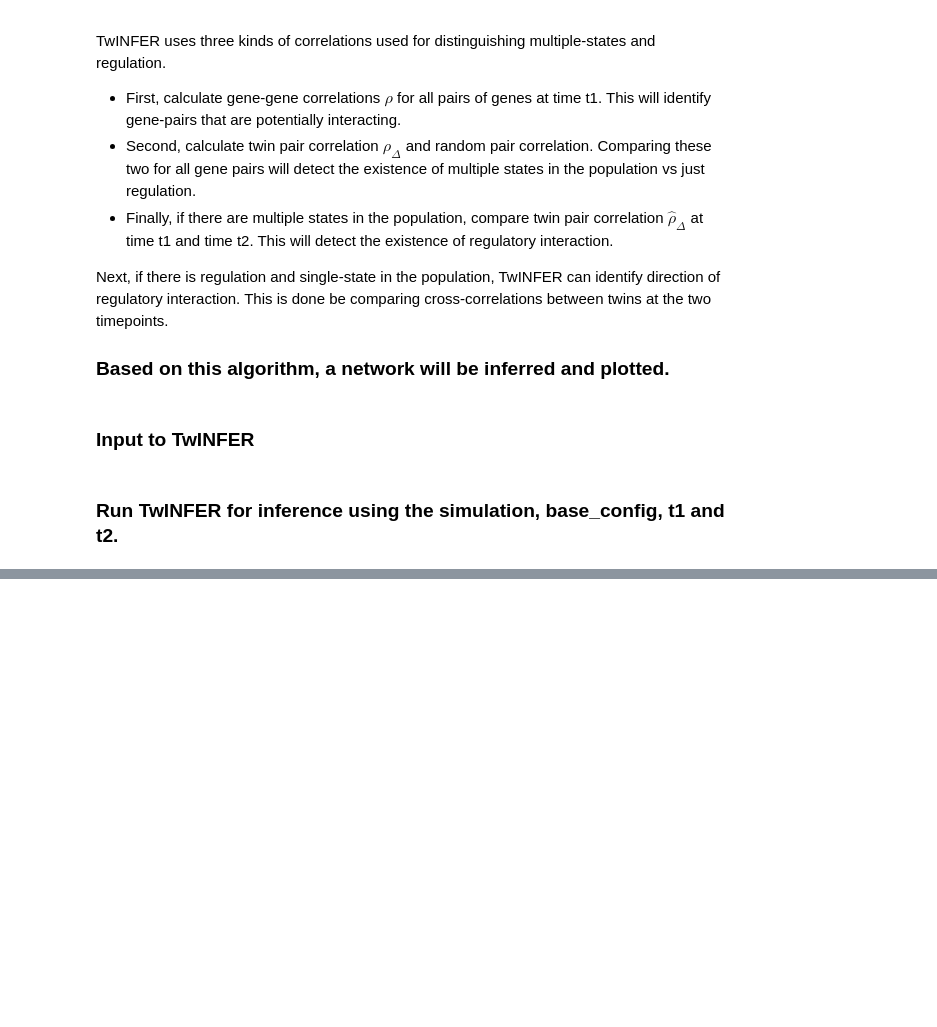
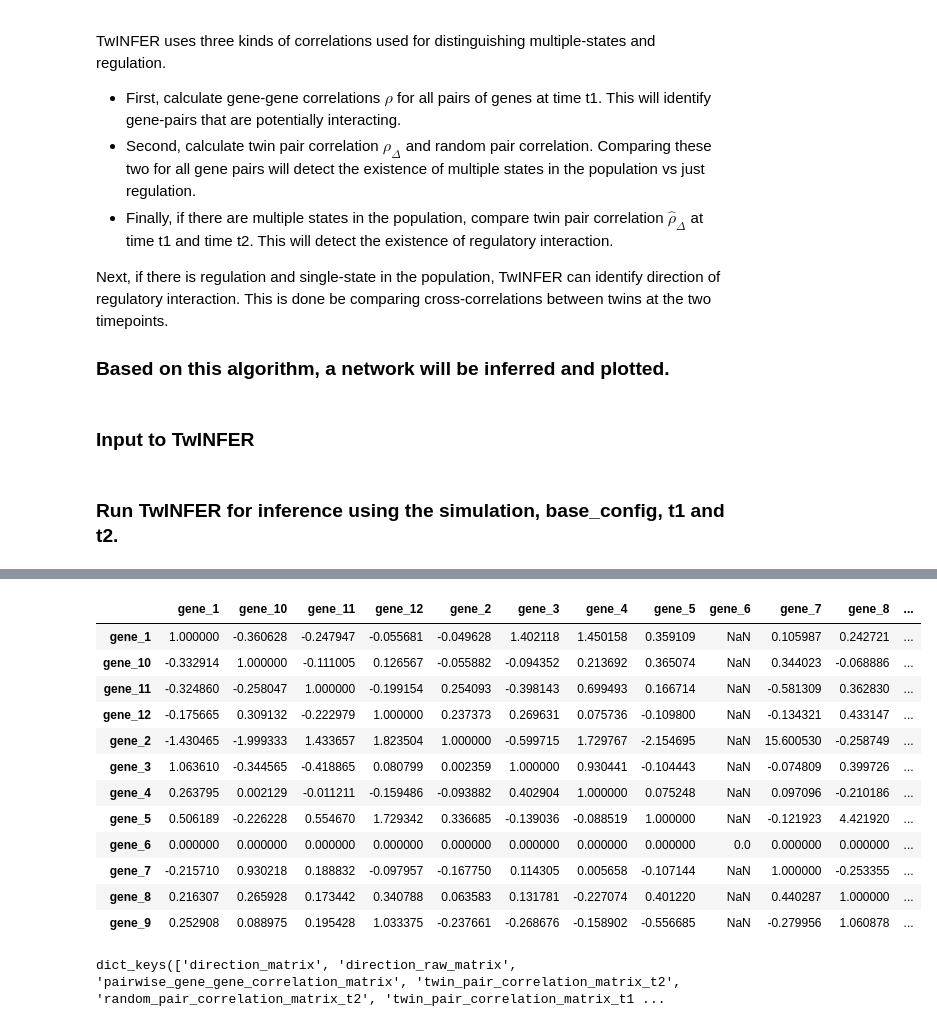
Before and after one commit to Keerthana910234/TwINFER, a Jupyter notebook: TwINFER_simulation_and_analysis.ipynb, the cells around one changed output, grey strips where cells are left out. Drawn from its saved outputs; the diff is of its cells as text; code cells hidden in the pictures; blank space fills up the shorter version.

```diff
--- a/TwINFER_simulation_and_analysis.ipynb
+++ b/TwINFER_simulation_and_analysis.ipynb
@@ -508,0 +505,20 @@ correlation_matrices = infer_with_twinfer(**twinfer_kwargs)
+# %%
+correlation_matrices['direction_matrix']
+# %% [output]
+|  | gene_1 | gene_10 | gene_11 | gene_12 | gene_2 | gene_3 | gene_4 | gene_5 | gene_6 | gene_7 | gene_8 | ... |
+| gene_1 | 1.000000 | -0.360628 | -0.247947 | -0.055681 | -0.049628 | 1.402118 | 1.450158 | 0.359109 | NaN | 0.105987 | 0.242721 | ... |
+| gene_10 | -0.332914 | 1.000000 | -0.111005 | 0.126567 | -0.055882 | -0.094352 | 0.213692 | 0.365074 | NaN | 0.344023 | -0.068886 | ... |
+| gene_11 | -0.324860 | -0.258047 | 1.000000 | -0.199154 | 0.254093 | -0.398143 | 0.699493 | 0.166714 | NaN | -0.581309 | 0.362830 | ... |
+| gene_12 | -0.175665 | 0.309132 | -0.222979 | 1.000000 | 0.237373 | 0.269631 | 0.075736 | -0.109800 | NaN | -0.134321 | 0.433147 | ... |
+| gene_2 | -1.430465 | -1.999333 | 1.433657 | 1.823504 | 1.000000 | -0.599715 | 1.729767 | -2.154695 | NaN | 15.600530 | -0.258749 | ... |
+| gene_3 | 1.063610 | -0.344565 | -0.418865 | 0.080799 | 0.002359 | 1.000000 | 0.930441 | -0.104443 | NaN | -0.074809 | 0.399726 | ... |
+| gene_4 | 0.263795 | 0.002129 | -0.011211 | -0.159486 | -0.093882 | 0.402904 | 1.000000 | 0.075248 | NaN | 0.097096 | -0.210186 | ... |
+| gene_5 | 0.506189 | -0.226228 | 0.554670 | 1.729342 | 0.336685 | -0.139036 | -0.088519 | 1.000000 | NaN | -0.121923 | 4.421920 | ... |
+| gene_6 | 0.000000 | 0.000000 | 0.000000 | 0.000000 | 0.000000 | 0.000000 | 0.000000 | 0.000000 | 0.0 | 0.000000 | 0.000000 | ... |
+| gene_7 | -0.215710 | 0.930218 | 0.188832 | -0.097957 | -0.167750 | 0.114305 | 0.005658 | -0.107144 | NaN | 1.000000 | -0.253355 | ... |
+| gene_8 | 0.216307 | 0.265928 | 0.173442 | 0.340788 | 0.063583 | 0.131781 | -0.227074 | 0.401220 | NaN | 0.440287 | 1.000000 | ... |
+| gene_9 | 0.252908 | 0.088975 | 0.195428 | 1.033375 | -0.237661 | -0.268676 | -0.158902 | -0.556685 | NaN | -0.279956 | 1.060878 | ... |
+# %%
+correlation_matrices.keys()
+# %% [output]
+dict_keys(['direction_matrix', 'direction_raw_matrix', 'pairwise_gene_gene_correlation_matrix', 'twin_pair_correlation_matrix_t2', 'random_pair_correlation_matrix_t2', 'twin_pair_correlation_matrix_t1 ...
```
Also changed, not shown: parts of 8 cells of this notebook, 15 other files.
